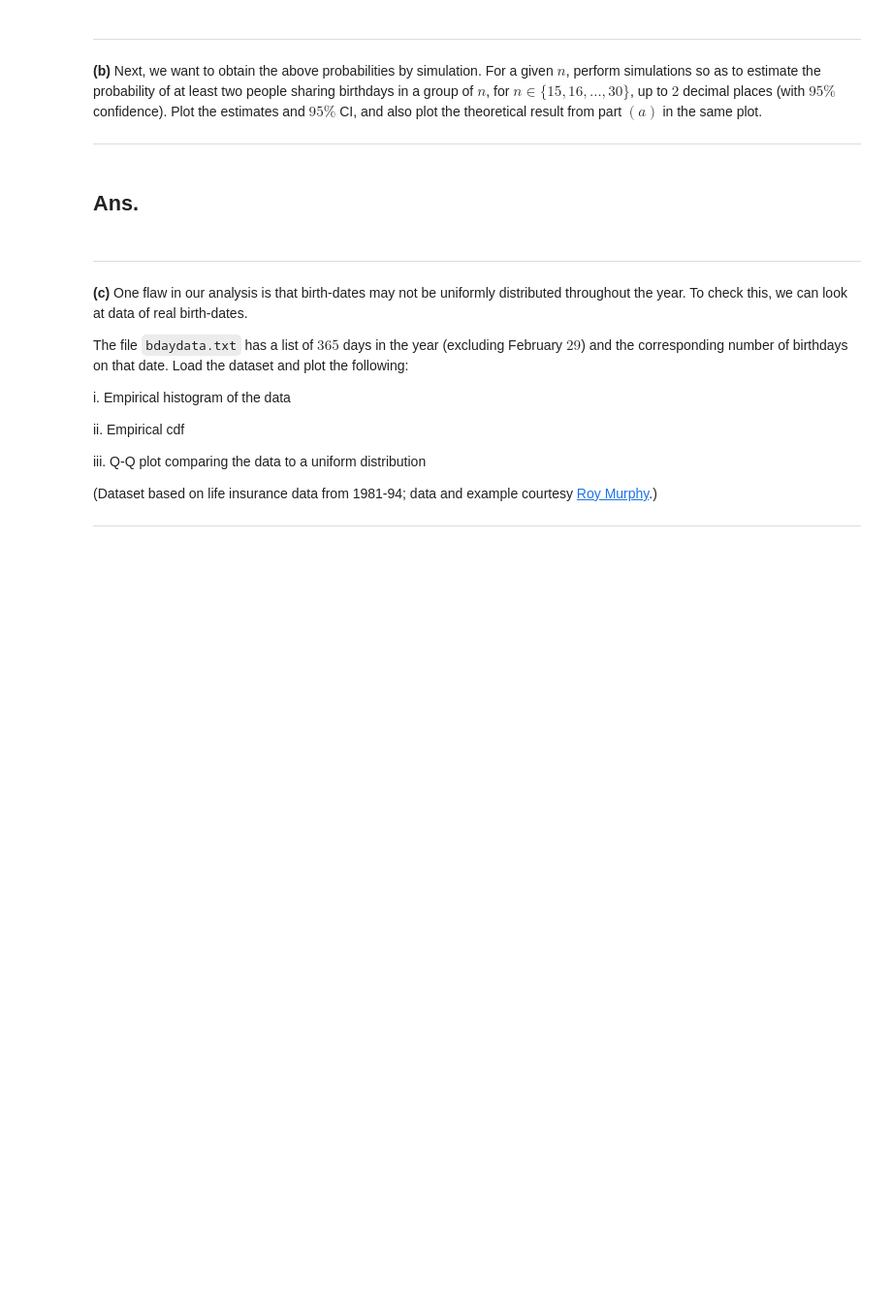
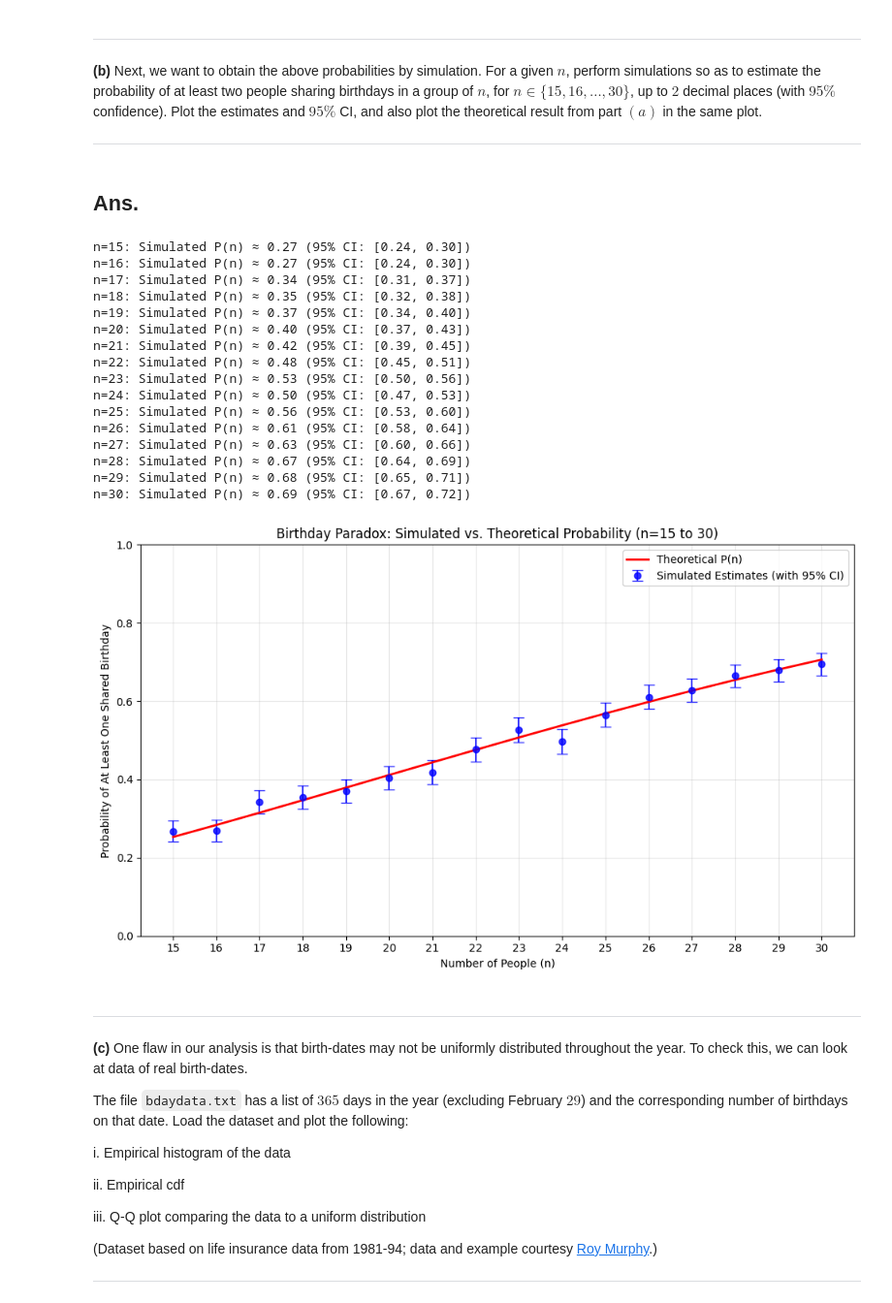
Before and after one commit to restinghouse0203/Academic_Project, a Jupyter notebook: Simluation/ORIE5580_Cornell/script/HW5.ipynb, the cells around one changed output. Shown: that part at 97% size. Cells and saved outputs as stored; diff of their text form; code cells hidden in the pictures; blank space fills up the shorter version.

```diff
--- a/Simluation/ORIE5580_Cornell/script/HW5.ipynb
+++ b/Simluation/ORIE5580_Cornell/script/HW5.ipynb
@@ -94,6 +249,60 @@ In this question, we investigate the celebrated [birthday paradox](https://en.wi
 <hr>
 # %% [markdown]
 ## Ans.
+# %%
+def bday_matching_genator(n):
+  bday = [random.randint(1,365) for _ in range(n)]
+  return len(bday) != len(set(bday)) # return True if there is duplicate
+# %%
+np.random.seed(42)
+S = 1000
+N = np.arange(15,31)
+sim_p = []
+sim_se=[]
+for i in N:
+  simulation_list = [bday_matching_genator(i) for _ in range(S)]
+  simulation_array = np.array(simulation_list, dtype=float)
+  hat_p = np.mean(simulation_array)
+  se = np.sqrt(hat_p*(1-hat_p)/S)
+  sim_p.append(hat_p)
+  sim_se.append(se)
+  print(f"n={i}: Simulated P(n) ≈ {hat_p:.2f} (95% CI: [{hat_p - 1.96*se:.2f}, {hat_p + 1.96*se:.2f}])")
+
+# Theoretical probabilities for comparison
+theo_p = [bday_paradox_prob(n) for n in N]
+
+# Plotting
+plt.figure(figsize=(10, 6))
+plt.errorbar(N, sim_p, yerr=1.96 * np.array(sim_se), fmt='o',
+             color='blue', capsize=5, label='Simulated Estimates (with 95% CI)', alpha=0.8)
+plt.plot(N, theo_p, 'r-', linewidth=2, label='Theoretical P(n)')
+plt.title('Birthday Paradox: Simulated vs. Theoretical Probability (n=15 to 30)')
+plt.xlabel('Number of People (n)')
+plt.ylabel('Probability of At Least One Shared Birthday')
+plt.grid(True, alpha=0.3)
+plt.xticks(N)
+plt.ylim(0, 1)
+plt.legend()
+plt.tight_layout()
+plt.show()
+# %% [output]
+n=15: Simulated P(n) ≈ 0.27 (95% CI: [0.24, 0.30])
+n=16: Simulated P(n) ≈ 0.27 (95% CI: [0.24, 0.30])
+n=17: Simulated P(n) ≈ 0.34 (95% CI: [0.31, 0.37])
+n=18: Simulated P(n) ≈ 0.35 (95% CI: [0.32, 0.38])
+n=19: Simulated P(n) ≈ 0.37 (95% CI: [0.34, 0.40])
+n=20: Simulated P(n) ≈ 0.40 (95% CI: [0.37, 0.43])
+n=21: Simulated P(n) ≈ 0.42 (95% CI: [0.39, 0.45])
+n=22: Simulated P(n) ≈ 0.48 (95% CI: [0.45, 0.51])
+n=23: Simulated P(n) ≈ 0.53 (95% CI: [0.50, 0.56])
+n=24: Simulated P(n) ≈ 0.50 (95% CI: [0.47, 0.53])
+n=25: Simulated P(n) ≈ 0.56 (95% CI: [0.53, 0.60])
+n=26: Simulated P(n) ≈ 0.61 (95% CI: [0.58, 0.64])
+n=27: Simulated P(n) ≈ 0.63 (95% CI: [0.60, 0.66])
+n=28: Simulated P(n) ≈ 0.67 (95% CI: [0.64, 0.69])
+n=29: Simulated P(n) ≈ 0.68 (95% CI: [0.65, 0.71])
+n=30: Simulated P(n) ≈ 0.69 (95% CI: [0.67, 0.72])
+[figure, added]
 # %% [markdown]
 <hr>
 
```
Also changed, not shown: parts of 38 cells of this notebook.
